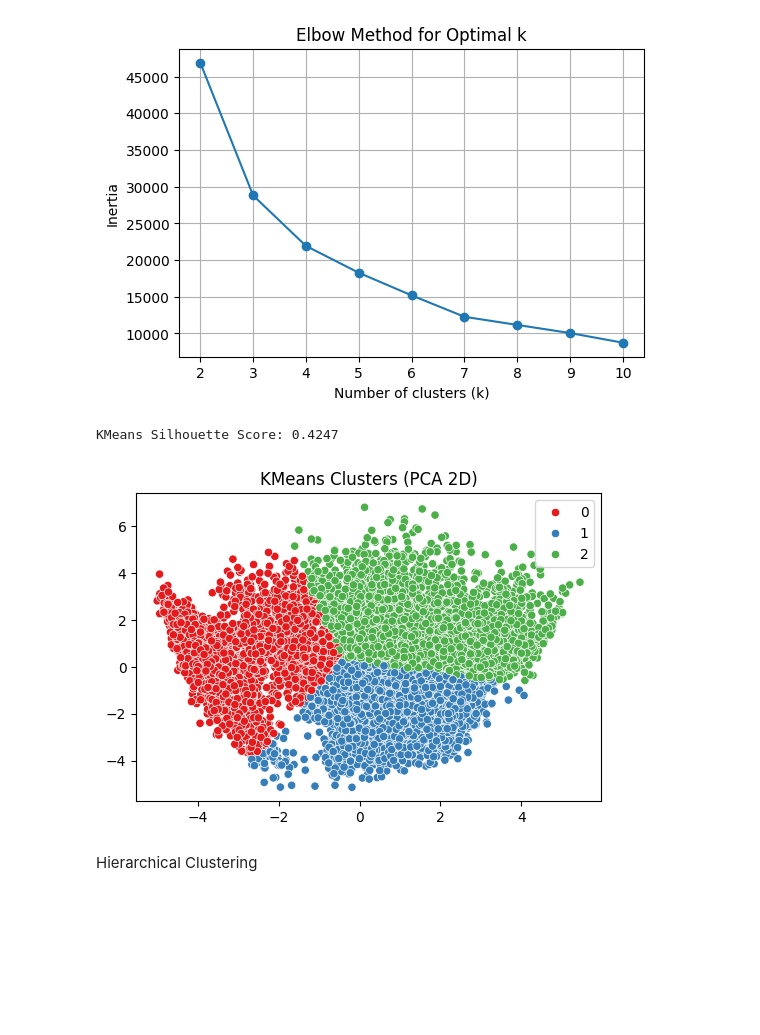
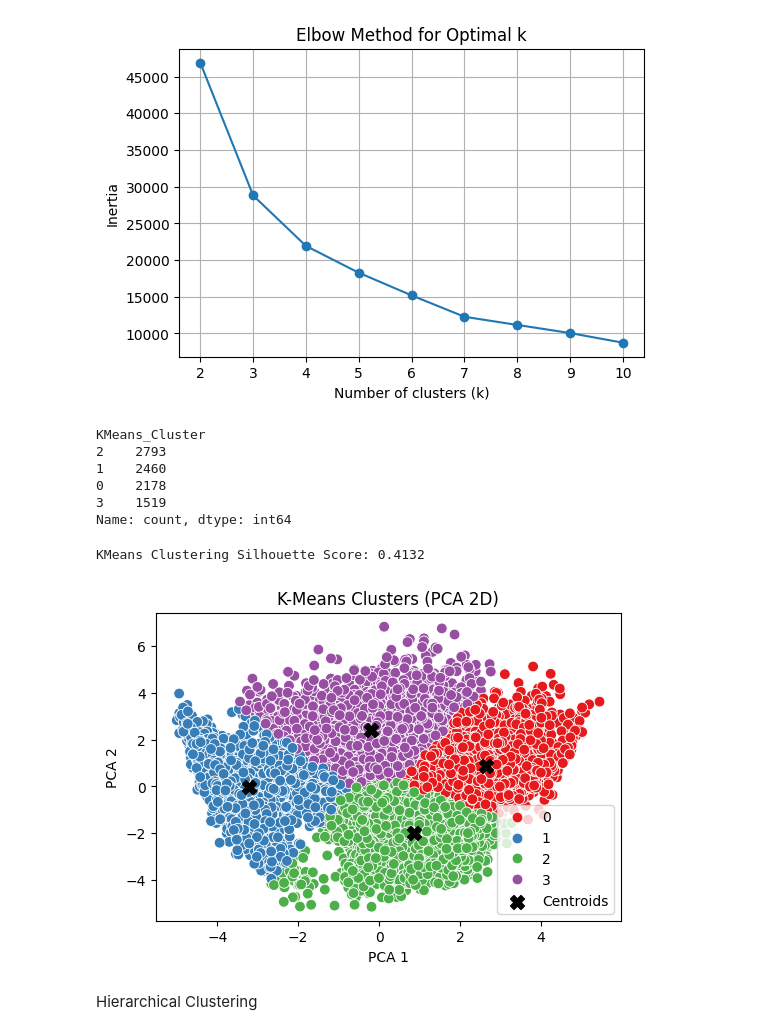
Before and after one commit to Sunmathi-A77/CreditCard-Clustering, a Jupyter notebook: creditcard.ipynb, the cells around one changed output. Cells and saved outputs as stored; diff of their text form; code cells hidden in the pictures; blank space fills up the shorter version.

```diff
--- a/creditcard.ipynb
+++ b/creditcard.ipynb
@@ -266,21 +266,35 @@ plt.show()
 # %% [output]
 [figure]
 # %%
-k = 3
-kmeans = KMeans(n_clusters=k, random_state=42)
+k = 4
+kmeans = KMeans(n_clusters=k, random_state=42, n_init=10)
 kmeans_labels = kmeans.fit_predict(X_pca)
+
+df['KMeans_Cluster'] = kmeans_labels
+df['KMeans_Cluster'].value_counts()
+# %% [output]
+KMeans_Cluster
+2    2793
+1    2460
+0    2178
+3    1519
+Name: count, dtype: int64
 # %%
 sil_kmeans = silhouette_score(X_pca, kmeans_labels)
-print(f"KMeans Silhouette Score: {sil_kmeans:.4f}")
+print(f"KMeans Clustering Silhouette Score: {sil_kmeans:.4f}")
 # %% [output]
-KMeans Silhouette Score: 0.4247
+KMeans Clustering Silhouette Score: 0.4132
 # %%
 plt.figure(figsize=(6,4))
-sns.scatterplot(x=X_pca[:,0], y=X_pca[:,1], hue=kmeans_labels, palette="Set1")
-plt.title("KMeans Clusters (PCA 2D)")
+sns.scatterplot(x=X_pca[:,0], y=X_pca[:,1], hue=kmeans_labels, palette="Set1", s=60)
+plt.scatter(kmeans.cluster_centers_[:,0], kmeans.cluster_centers_[:,1], c='black', s=100, marker='X', label='Centroids')
+plt.title("K-Means Clusters (PCA 2D)")
+plt.xlabel("PCA 1")
+plt.ylabel("PCA 2")
+plt.legend()
 plt.show()
 # %% [output]
-[figure, old version]
+[figure, new version]
 # %% [markdown]
 Hierarchical Clustering
 # %%
```
Also changed, not shown: parts of 11 cells of this notebook.
